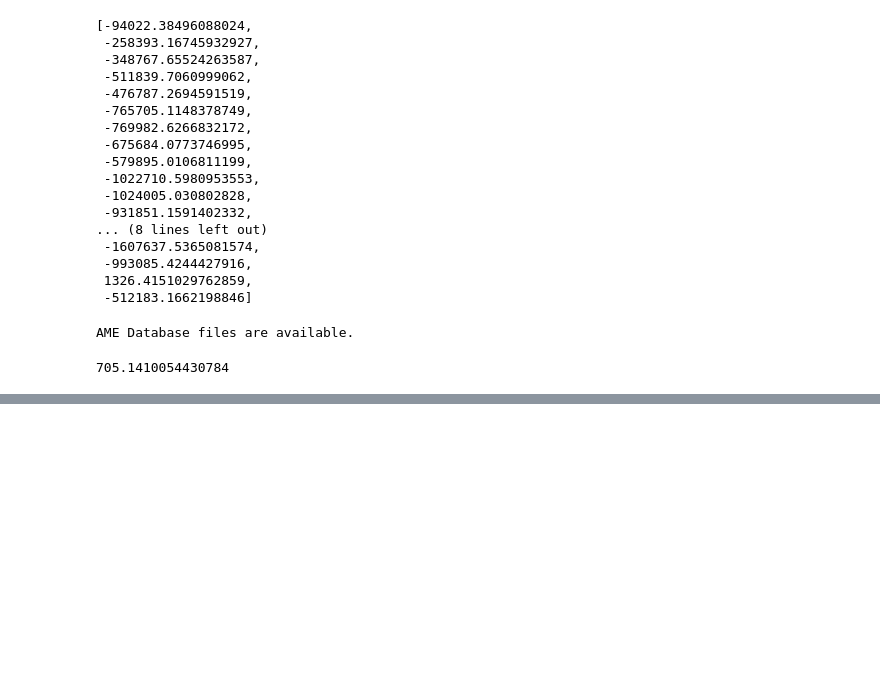
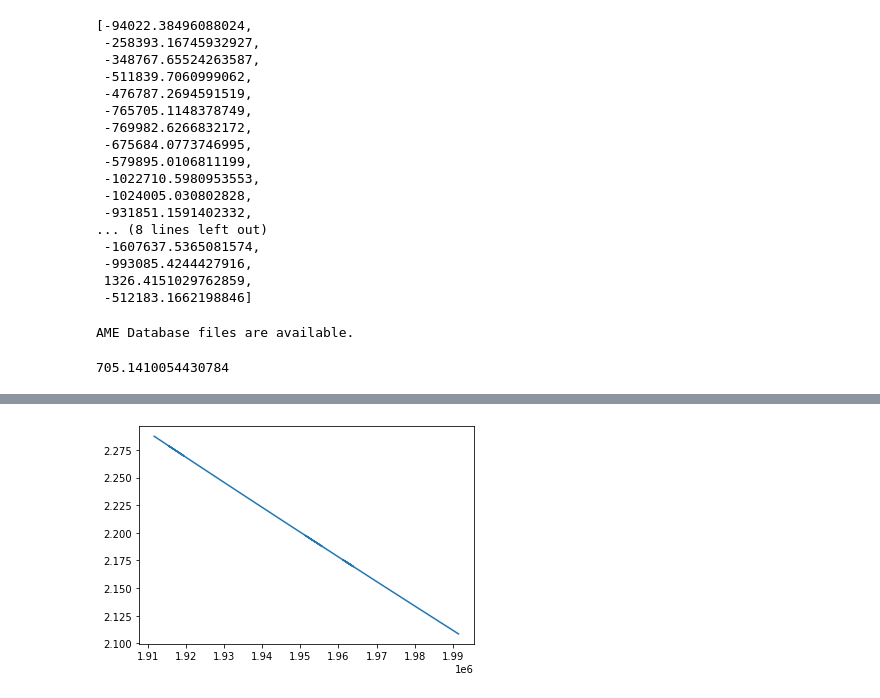
Before and after one commit to DFreireF/rionmass, a Jupyter notebook: RionMass/CMM-David.ipynb, the cells around one changed output, grey strips where cells are left out. Saved outputs shown, nothing was run; the diff lists cells and outputs as text; code cells hidden in the pictures; blank space fills up the shorter version.

```diff
--- a/RionMass/CMM-David.ipynb
+++ b/RionMass/CMM-David.ipynb
@@ -838,0 +1096,5 @@ AME Database files are available.
+# %%
+plt.plot(freq,np.polyval(a_vect[::-1], freq))
+plt.show()
+# %% [output]
+[figure, added]
```
Also changed, not shown: parts of 28 cells of this notebook.
